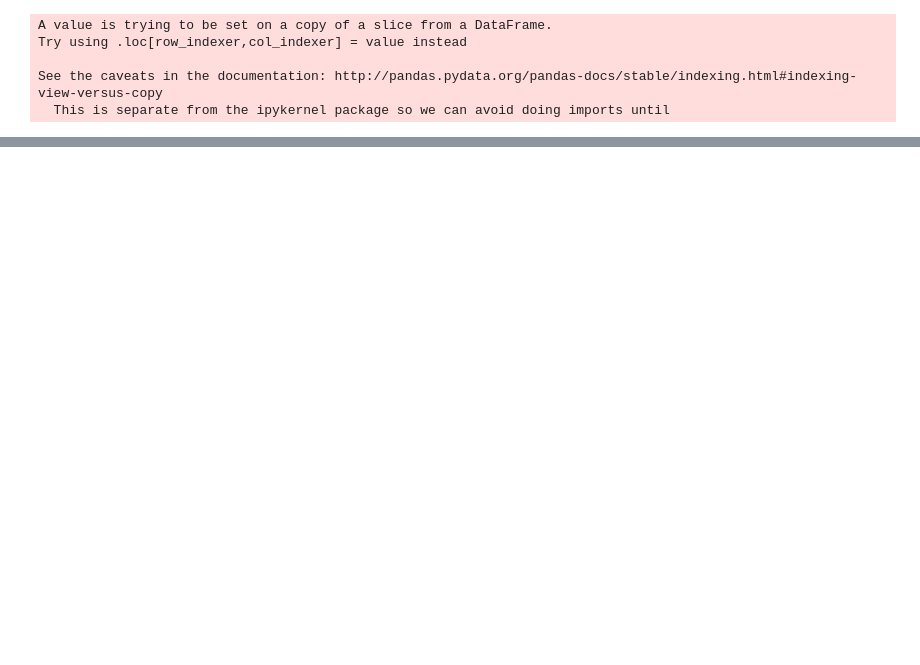
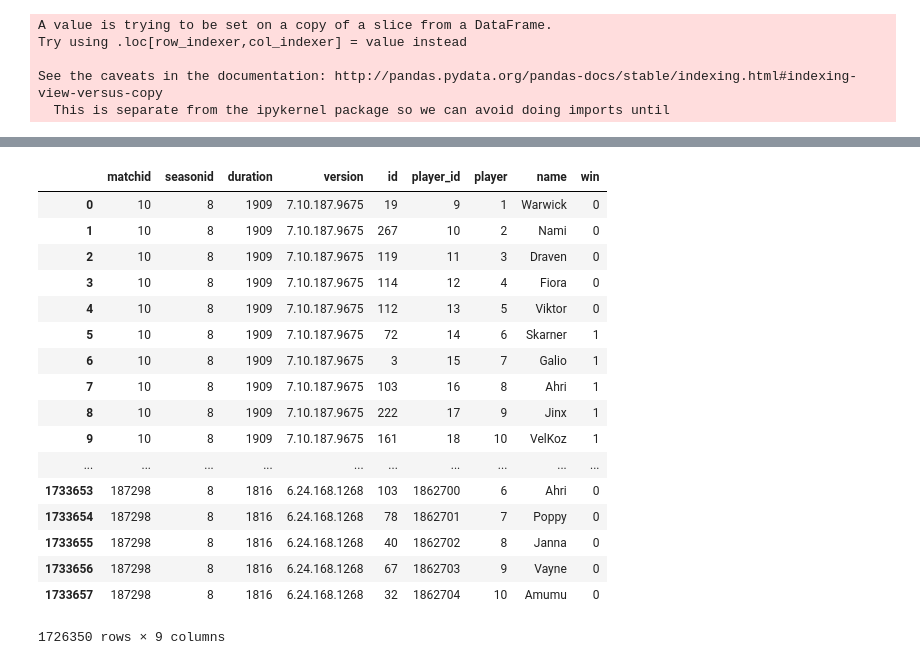
Before and after one commit to arons1618/match-prediction, a Jupyter notebook: SportsBetting.ipynb, the cells around one changed output, grey strips where cells are left out. Saved outputs shown, nothing was run; the diff lists cells and outputs as text; code cells hidden in the pictures; blank space fills up the shorter version.

```diff
--- a/SportsBetting.ipynb
+++ b/SportsBetting.ipynb
@@ -68,4 +68,4 @@ matches = matches[['matchid','seasonid','duration','version']]
 #get the match data for season 8 only
 matches['seasonid'] = matches['seasonid'].astype(int)
 matches = matches[matches['seasonid'] == 8]
-matches.loc[,1] = matches['matchid'].astype(int)
+matches['matchid'] = matches['matchid'].astype(int)
@@ -153,0 +148,21 @@ plt.show()
+# %%
+new_match
+# %% [output]
+|  | matchid | seasonid | duration | version | id | player_id | player | name | win |
+| 0 | 10 | 8 | 1909 | 7.10.187.9675 | 19 | 9 | 1 | Warwick | 0 |
+| 1 | 10 | 8 | 1909 | 7.10.187.9675 | 267 | 10 | 2 | Nami | 0 |
+| 2 | 10 | 8 | 1909 | 7.10.187.9675 | 119 | 11 | 3 | Draven | 0 |
+| 3 | 10 | 8 | 1909 | 7.10.187.9675 | 114 | 12 | 4 | Fiora | 0 |
+| 4 | 10 | 8 | 1909 | 7.10.187.9675 | 112 | 13 | 5 | Viktor | 0 |
+| 5 | 10 | 8 | 1909 | 7.10.187.9675 | 72 | 14 | 6 | Skarner | 1 |
+| 6 | 10 | 8 | 1909 | 7.10.187.9675 | 3 | 15 | 7 | Galio | 1 |
+| 7 | 10 | 8 | 1909 | 7.10.187.9675 | 103 | 16 | 8 | Ahri | 1 |
+| 8 | 10 | 8 | 1909 | 7.10.187.9675 | 222 | 17 | 9 | Jinx | 1 |
+| 9 | 10 | 8 | 1909 | 7.10.187.9675 | 161 | 18 | 10 | VelKoz | 1 |
+| ... | ... | ... | ... | ... | ... | ... | ... | ... | ... |
+| 1733653 | 187298 | 8 | 1816 | 6.24.168.1268 | 103 | 1862700 | 6 | Ahri | 0 |
+| 1733654 | 187298 | 8 | 1816 | 6.24.168.1268 | 78 | 1862701 | 7 | Poppy | 0 |
+| 1733655 | 187298 | 8 | 1816 | 6.24.168.1268 | 40 | 1862702 | 8 | Janna | 0 |
+| 1733656 | 187298 | 8 | 1816 | 6.24.168.1268 | 67 | 1862703 | 9 | Vayne | 0 |
+| 1733657 | 187298 | 8 | 1816 | 6.24.168.1268 | 32 | 1862704 | 10 | Amumu | 0 |
+1726350 rows × 9 columns
```
Also changed, not shown: parts of 6 cells of this notebook.
